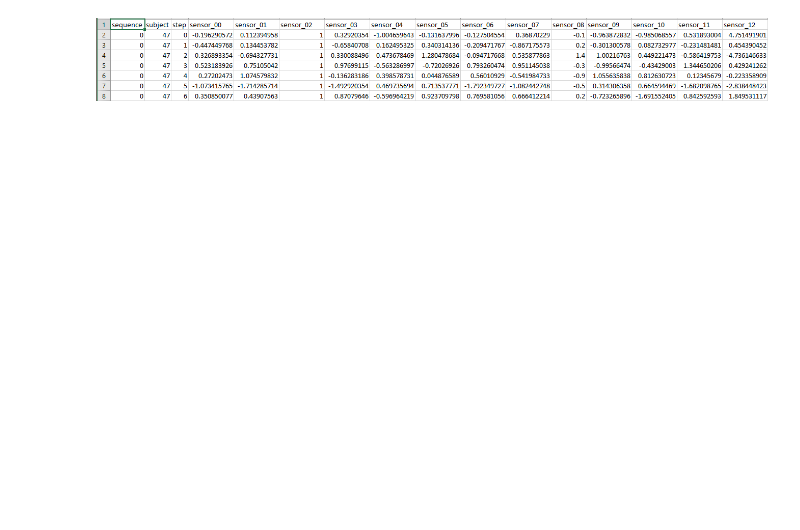
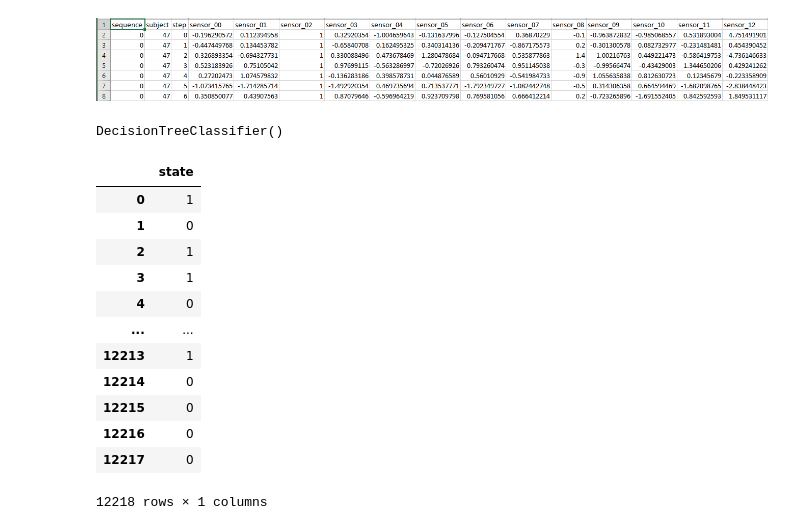
Before and after one commit to Abetelgeusian/ECE6420_FinalProject, a Jupyter notebook: ECE6420_FinalProject_Harshal.ipynb, the cells around one changed output. Drawn from its saved outputs; the diff is of its cells as text; code cells hidden in the pictures; blank space fills up the shorter version.

Commit message:
Decision Tree commit

```diff
--- a/ECE6420_FinalProject_Harshal.ipynb
+++ b/ECE6420_FinalProject_Harshal.ipynb
@@ -31,3 +31,12 @@ X_train.head()
 | 4 | 0 | 47 | 4 | 0.272025 | 1.074580 | 1.0 | -0.136283 | 0.398579 | 0.044877 | ... |
 # %% [markdown]
 ![train_csv.png](attachment:train_csv.png)
+# %%
+X_train = X_train.groupby(['sequence']).mean()
+y_train = y_train.drop(columns=['sequence'])
+# %%
+dt = DecisionTreeClassifier()
+# dt = DummyClassifier()
+dt.fit(X_train,y_train)
+# %% [output]
+DecisionTreeClassifier()
@@ -33,0 +51,17 @@ X_train.head()
+# %%
+predict_df = pd.DataFrame(predict,columns=['state'])
+predict_df
+# %% [output]
+|  | state |
+| 0 | 1 |
+| 1 | 0 |
+| 2 | 1 |
+| 3 | 1 |
+| 4 | 0 |
+| ... | ... |
+| 12213 | 1 |
+| 12214 | 0 |
+| 12215 | 0 |
+| 12216 | 0 |
+| 12217 | 0 |
+12218 rows × 1 columns
```
Also changed, not shown: parts of 9 cells of this notebook, 3 other files.
